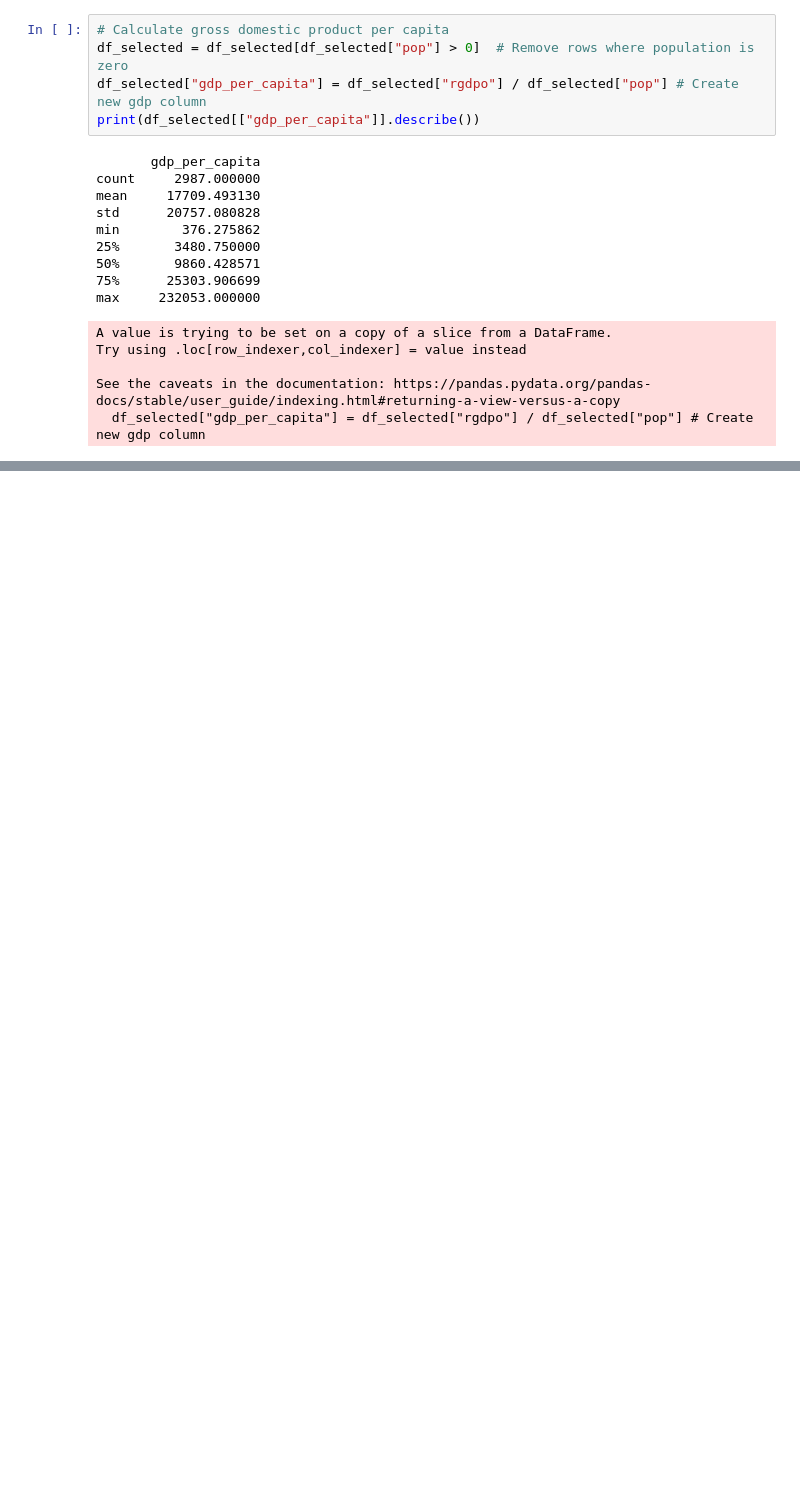
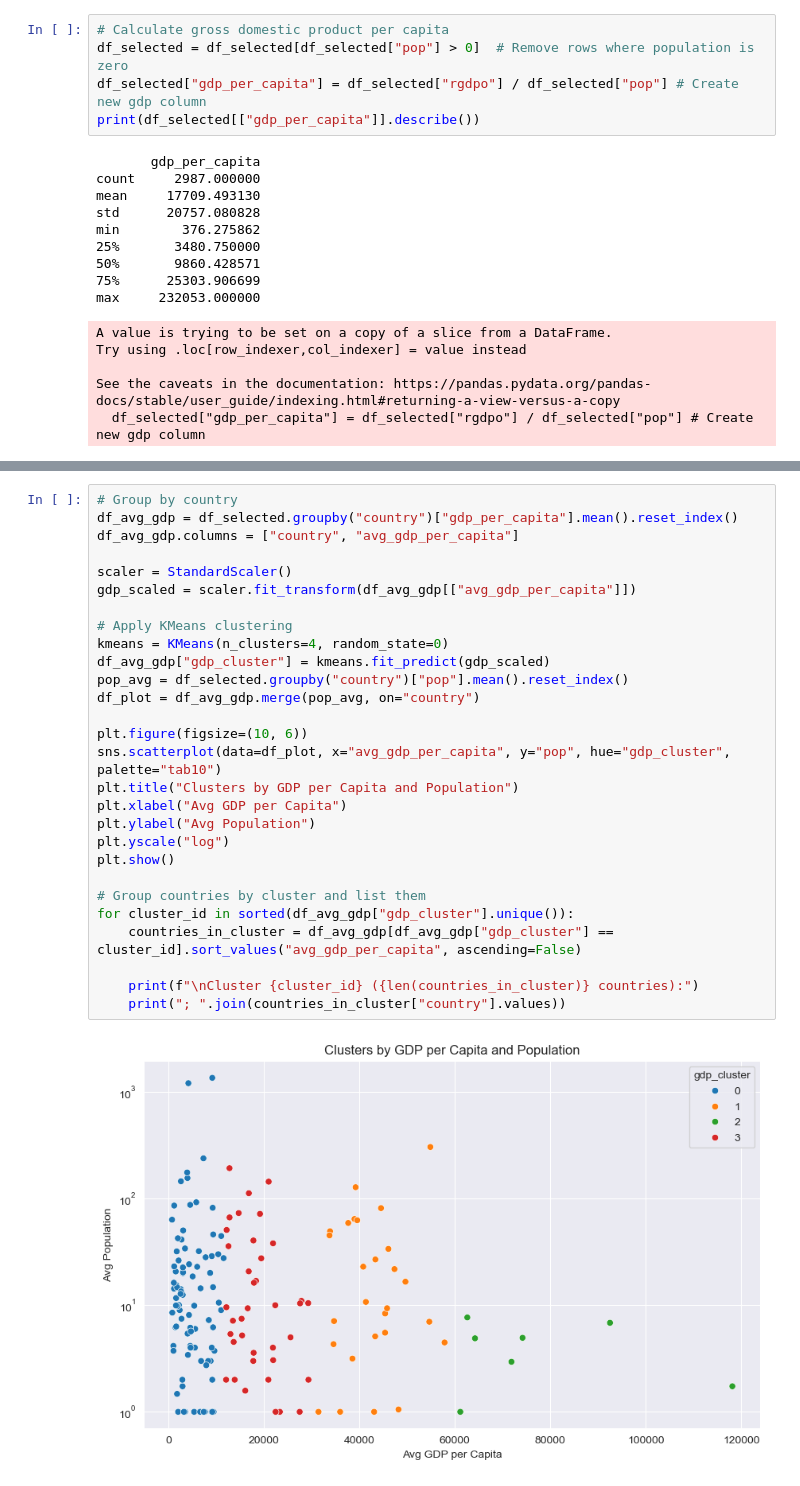
Before and after one commit to olgachit/Python-and-Data-Analytics-Project, a Jupyter notebook: GlobalEconomicGrowth.ipynb, the cells around one changed output, grey strips where cells are left out. Drawn from its saved outputs; the diff is of its cells as text; blank space fills up the shorter version.

```diff
--- a/GlobalEconomicGrowth.ipynb
+++ b/GlobalEconomicGrowth.ipynb
@@ -90 +130,31 @@ Quantiles of GDP per Capita:
 Name: gdp_per_capita, dtype: float64
+# %%
+# Group by country
+df_avg_gdp = df_selected.groupby("country")["gdp_per_capita"].mean().reset_index()
+df_avg_gdp.columns = ["country", "avg_gdp_per_capita"]
+
+scaler = StandardScaler()
+gdp_scaled = scaler.fit_transform(df_avg_gdp[["avg_gdp_per_capita"]])
+
+# Apply KMeans clustering
+kmeans = KMeans(n_clusters=4, random_state=0)
+df_avg_gdp["gdp_cluster"] = kmeans.fit_predict(gdp_scaled)
+pop_avg = df_selected.groupby("country")["pop"].mean().reset_index()
+df_plot = df_avg_gdp.merge(pop_avg, on="country")
+
+plt.figure(figsize=(10, 6))
+sns.scatterplot(data=df_plot, x="avg_gdp_per_capita", y="pop", hue="gdp_cluster", palette="tab10")
+plt.title("Clusters by GDP per Capita and Population")
+plt.xlabel("Avg GDP per Capita")
+plt.ylabel("Avg Population")
+plt.yscale("log")
+plt.show()
+
+# Group countries by cluster and list them
+for cluster_id in sorted(df_avg_gdp["gdp_cluster"].unique()):
+    countries_in_cluster = df_avg_gdp[df_avg_gdp["gdp_cluster"] == cluster_id].sort_values("avg_gdp_per_capita", ascending=False)
+
+    print(f"\nCluster {cluster_id} ({len(countries_in_cluster)} countries):")
+    print("; ".join(countries_in_cluster["country"].values))
+# %% [output]
+[figure, added]
```
Also changed, not shown: parts of 16 cells of this notebook.
